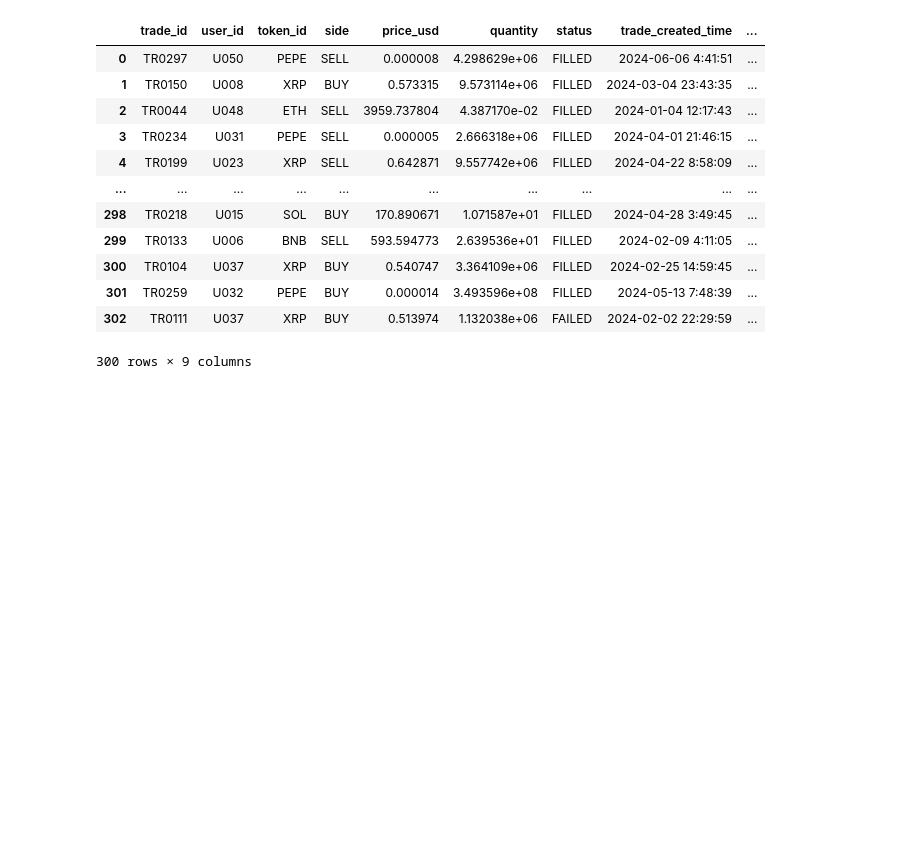
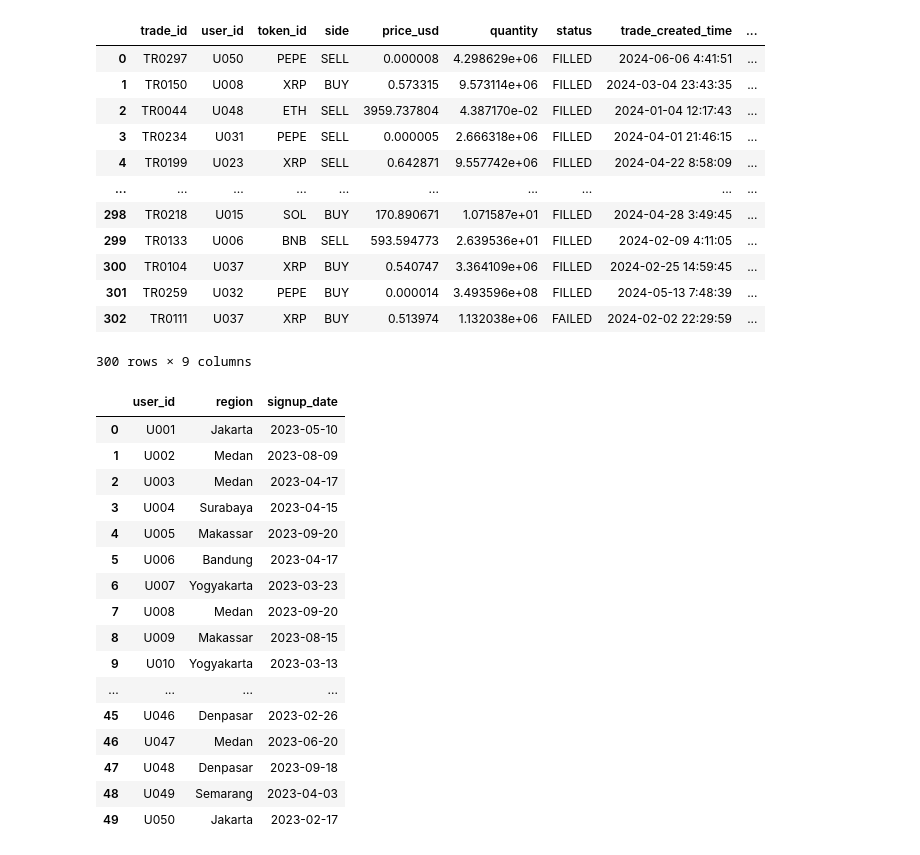
Before and after one commit to nivanrs/cryptocurrency_exchange, a Jupyter notebook: notebook/dev/process_dev.ipynb, the cells around one changed output. Drawn from its saved outputs; the diff is of its cells as text; code cells hidden in the pictures; blank space fills up the shorter version.

Commit message:
add data loading to staging phases

```diff
--- a/notebook/dev/process_dev.ipynb
+++ b/notebook/dev/process_dev.ipynb
@@ -119,3 +172,24 @@ trades_deduped
 | 301 | TR0259 | U032 | PEPE | BUY | 0.000014 | 3.493596e+08 | FILLED | 2024-05-13 7:48:39 | ... |
 | 302 | TR0111 | U037 | XRP | BUY | 0.513974 | 1.132038e+06 | FAILED | 2024-02-02 22:29:59 | ... |
 300 rows × 9 columns
+# %%
+users = pd.read_csv("../../data/raw_users.csv")
+users
+# %% [output]
+|  | user_id | region | signup_date |
+| 0 | U001 | Jakarta | 2023-05-10 |
+| 1 | U002 | Medan | 2023-08-09 |
+| 2 | U003 | Medan | 2023-04-17 |
+| 3 | U004 | Surabaya | 2023-04-15 |
+| 4 | U005 | Makassar | 2023-09-20 |
+| 5 | U006 | Bandung | 2023-04-17 |
+| 6 | U007 | Yogyakarta | 2023-03-23 |
+| 7 | U008 | Medan | 2023-09-20 |
+| 8 | U009 | Makassar | 2023-08-15 |
+| 9 | U010 | Yogyakarta | 2023-03-13 |
+| ... | ... | ... | ... |
+| 45 | U046 | Denpasar | 2023-02-26 |
+| 46 | U047 | Medan | 2023-06-20 |
+| 47 | U048 | Denpasar | 2023-09-18 |
+| 48 | U049 | Semarang | 2023-04-03 |
+| 49 | U050 | Jakarta | 2023-02-17 |
```
Also changed, not shown: parts of 15 cells of this notebook.
